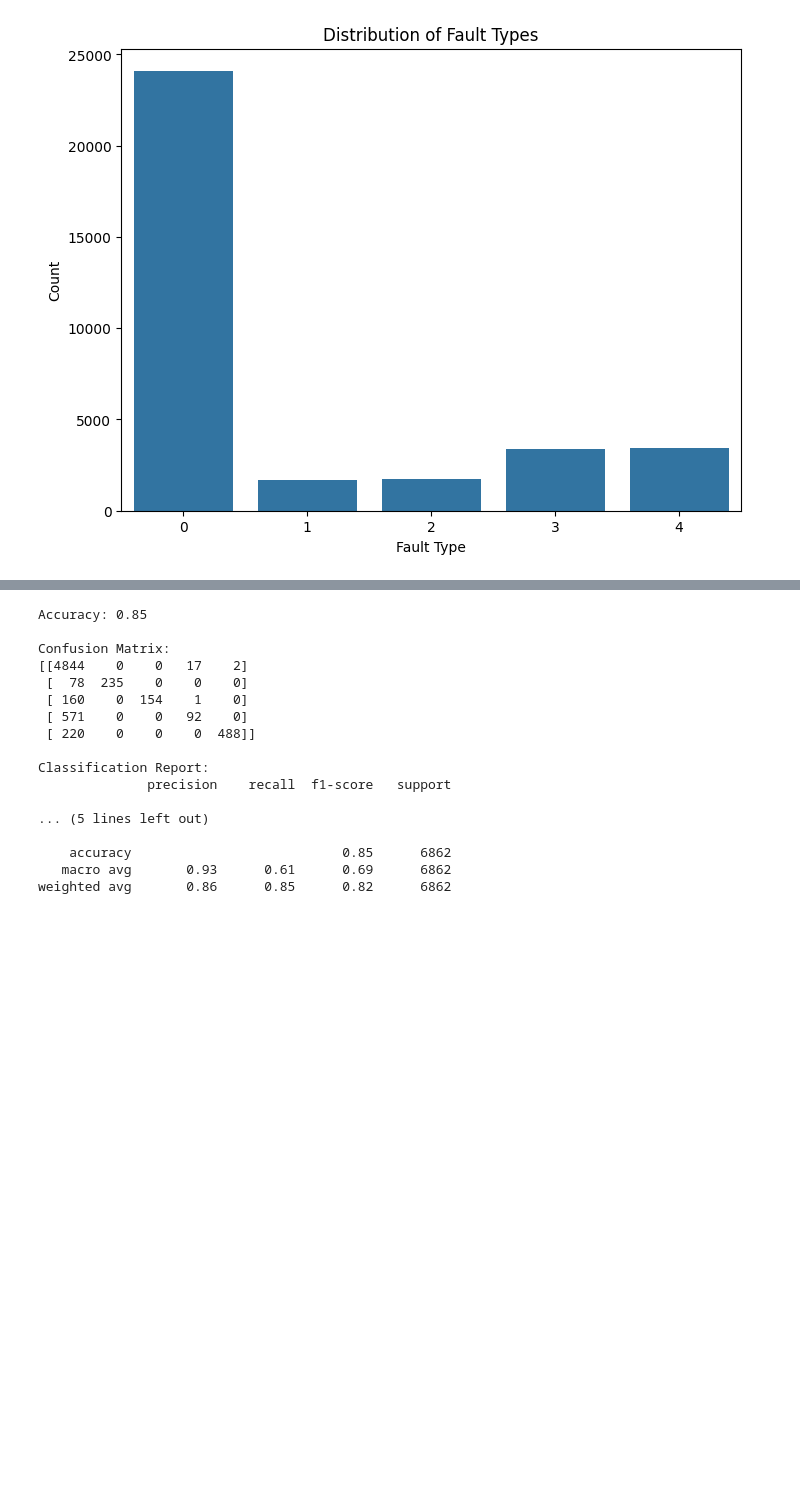
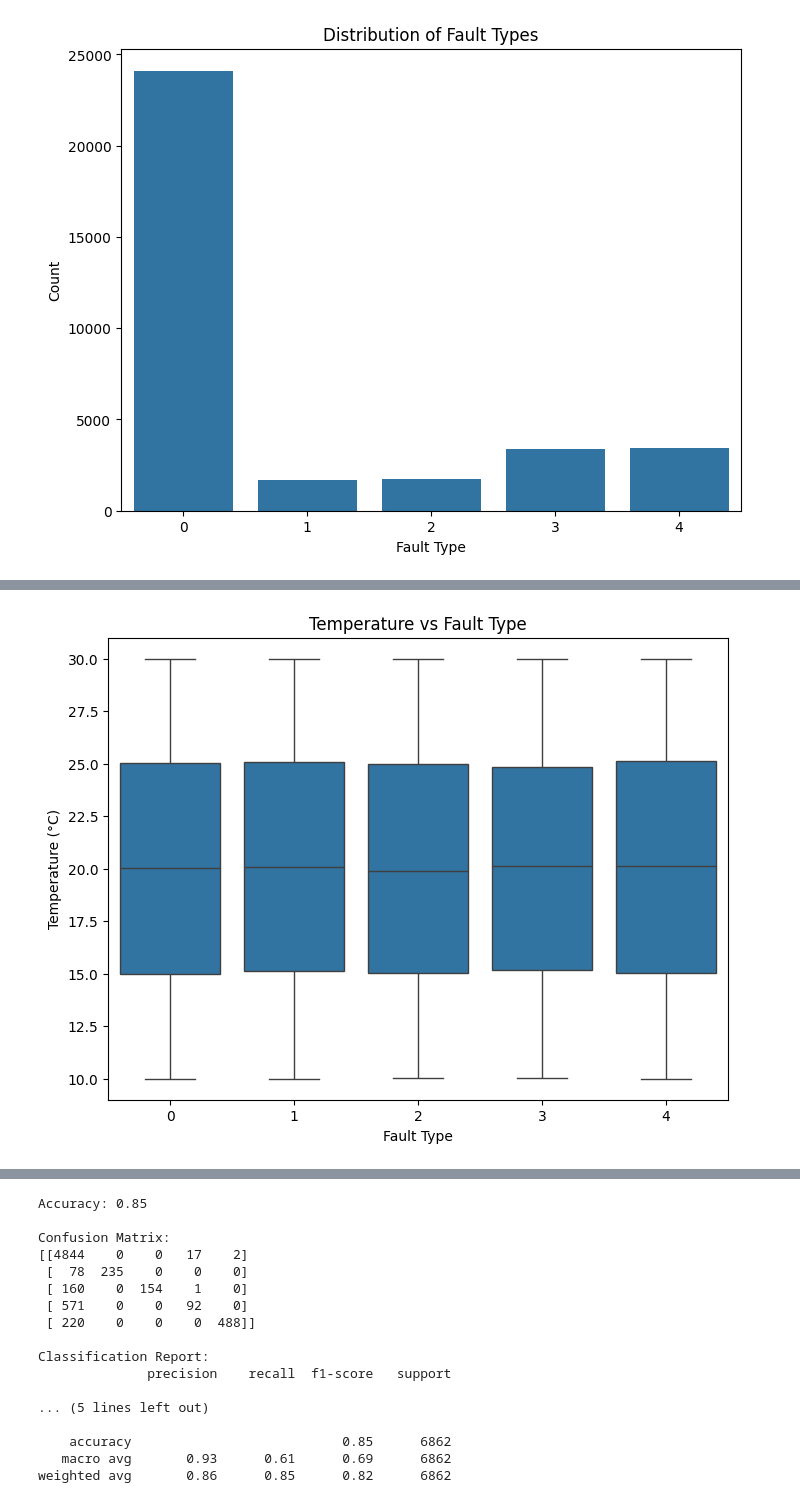
Before and after one commit to Gl0004/Hackathon-October, a Jupyter notebook: script/lamp_failure_detection.ipynb, the cells around one changed output, grey strips where cells are left out. Saved outputs shown, nothing was run; the diff lists cells and outputs as text; code cells hidden in the pictures; blank space fills up the shorter version.

```diff
--- a/script/lamp_failure_detection.ipynb
+++ b/script/lamp_failure_detection.ipynb
@@ -81,0 +102,18 @@ plt.show()
+# %%
+# Visualisation de la relation entre le type de panne et la température
+plt.figure(figsize=(8, 6))  # Définition de la taille du graphique
+
+# Création d’un boxplot pour visualiser la distribution de la température (°C) en fonction des différents types de pannes (fault_type)
+sns.boxplot(x='fault_type', y='temperature (Celsius)', data=df)
+
+# Ajout d’un titre
+plt.title("Temperature vs Fault Type")
+
+# Étiquettes des axes
+plt.xlabel("Fault Type")  # Axe X : les différents types de pannes
+plt.ylabel("Temperature (°C)")  # Axe Y : température en degrés Celsius
+
+# Affichage du graphique
+plt.show()
+# %% [output]
+[figure, added]
```
Also changed, not shown: parts of 16 cells of this notebook.
